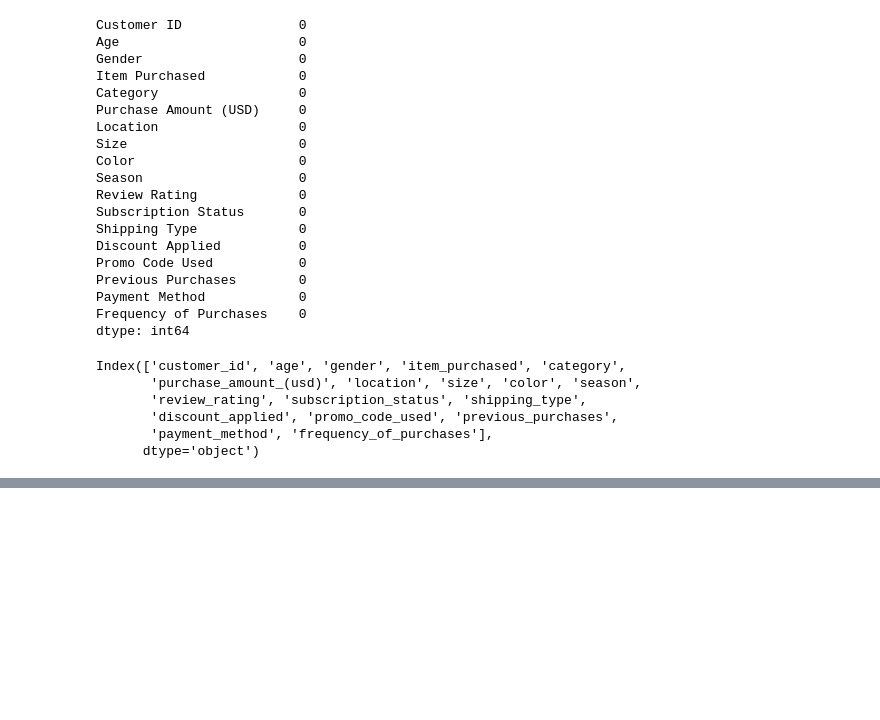
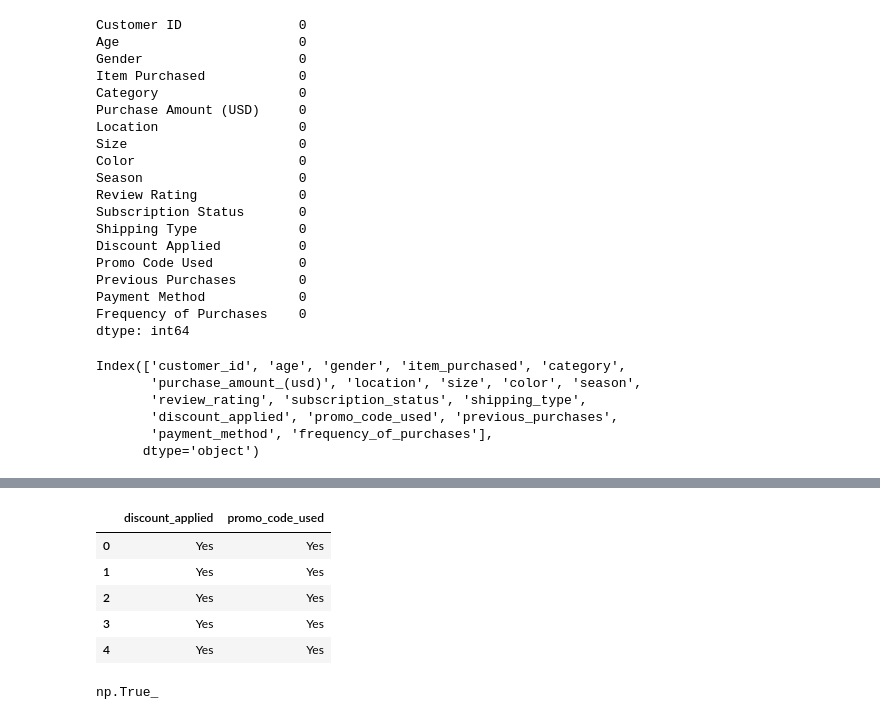
Before and after one commit to AbdullahUnaiz99/customer-shopping-behaviour-data-analytics, a Jupyter notebook: customer.ipynb, the cells around one changed output, grey strips where cells are left out. Saved outputs shown, nothing was run; the diff lists cells and outputs as text; code cells hidden in the pictures; blank space fills up the shorter version.

```diff
--- a/customer.ipynb
+++ b/customer.ipynb
@@ -109,0 +191,13 @@ Index(['customer_id', 'age', 'gender', 'item_purchased', 'category',
+# %%
+df[['discount_applied','promo_code_used']].head(5)
+# %% [output]
+|  | discount_applied | promo_code_used |
+| 0 | Yes | Yes |
+| 1 | Yes | Yes |
+| 2 | Yes | Yes |
+| 3 | Yes | Yes |
+| 4 | Yes | Yes |
+# %%
+(df['discount_applied'] == df['discount_applied']).all()
+# %% [output]
+np.True_
```
Also changed, not shown: parts of 9 cells of this notebook, 1 other file.
